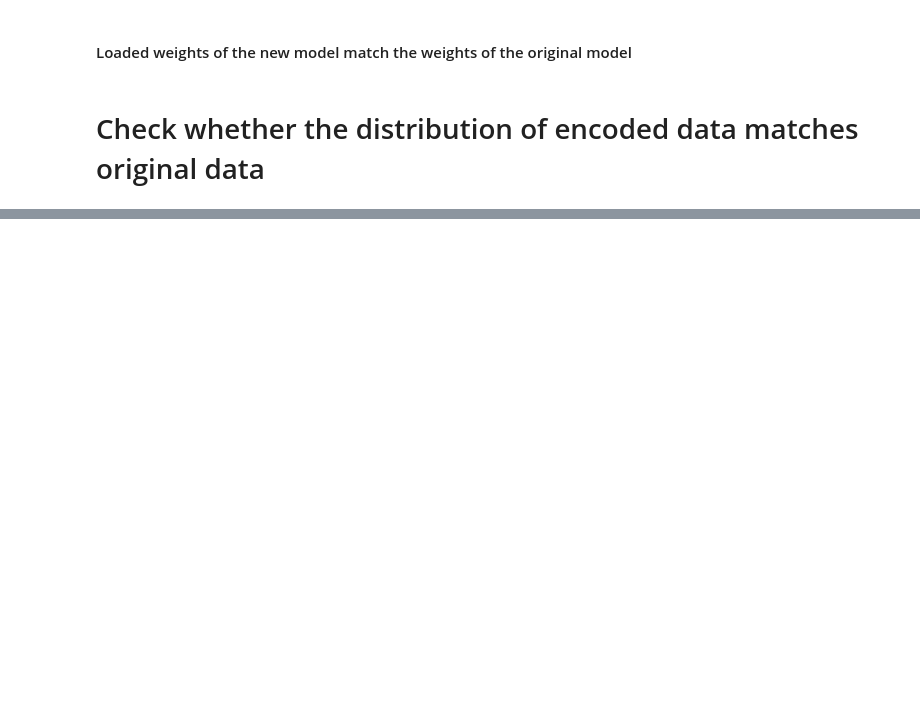
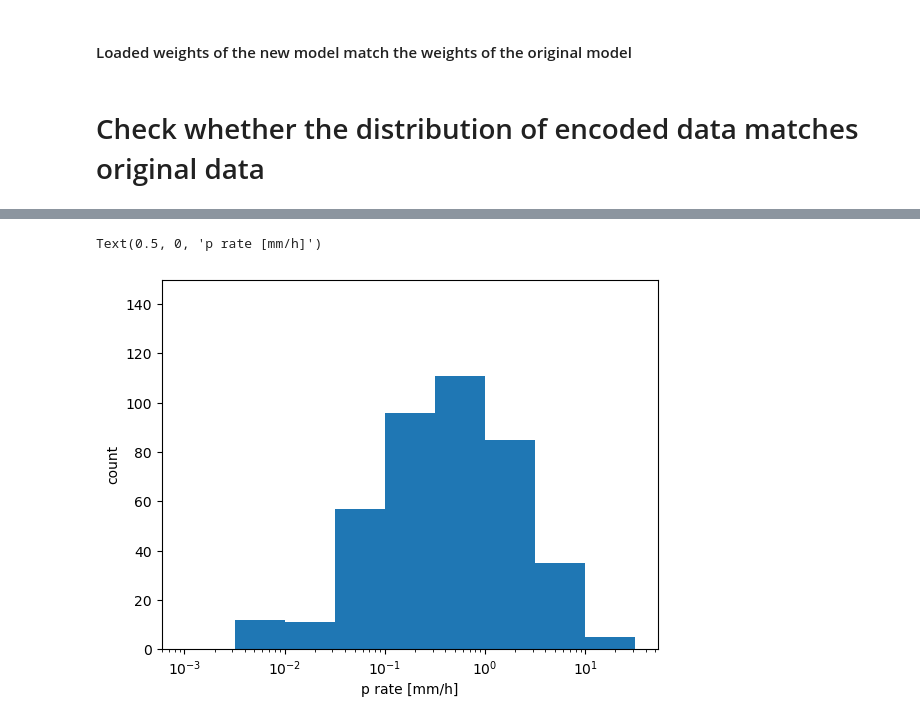
Before and after one commit to grace3906/IST597-PIML-Project, a Jupyter notebook: tinkering/autoencoder_testing.ipynb, the cells around one changed output, grey strips where cells are left out. Saved outputs shown, nothing was run; the diff lists cells and outputs as text; code cells hidden in the pictures; blank space fills up the shorter version.

```diff
--- a/tinkering/autoencoder_testing.ipynb
+++ b/tinkering/autoencoder_testing.ipynb
@@ -150,0 +194,9 @@ plt.hist(pred[:, ::100].ravel())
+# %%
+plt.hist(train[::1000, ::100].ravel(), bins=10**np.arange(-3, 2, 0.5))
+plt.xscale('log')
+plt.ylim(0, 150)
+plt.ylabel('count')
+plt.xlabel('p rate [mm/h]')
+# %% [output]
+Text(0.5, 0, 'p rate [mm/h]')
+[figure, added]
```
Also changed, not shown: parts of 18 cells of this notebook.
